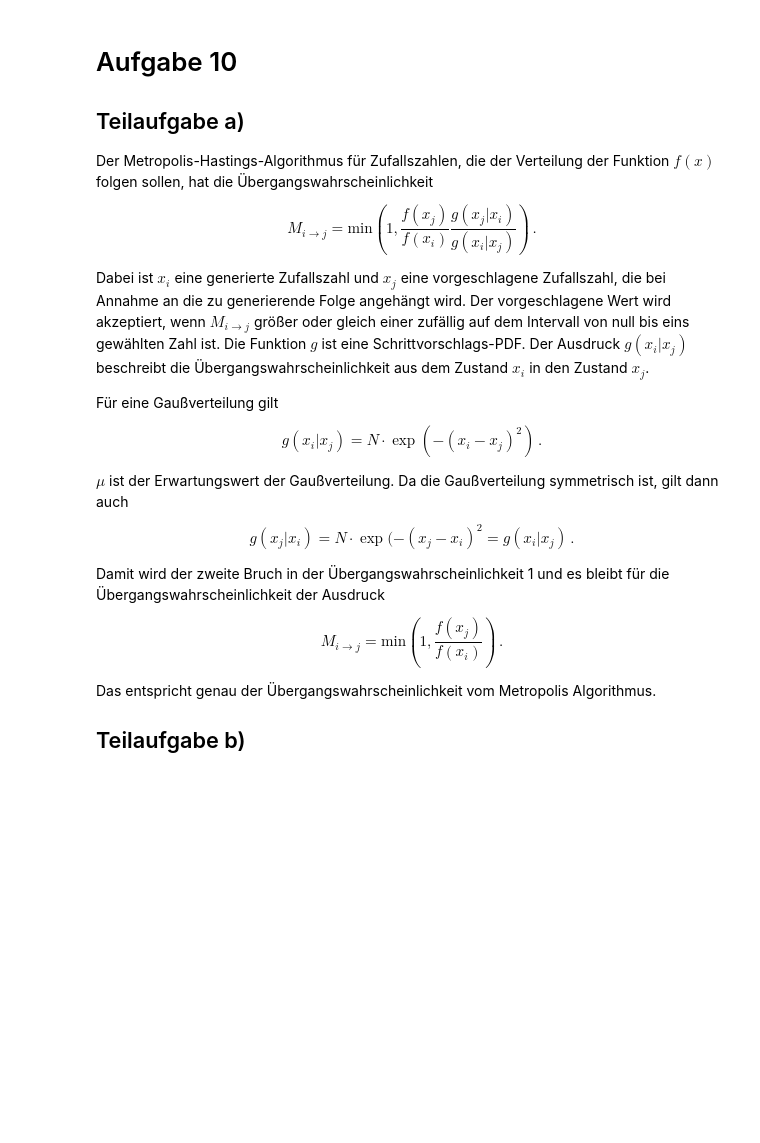
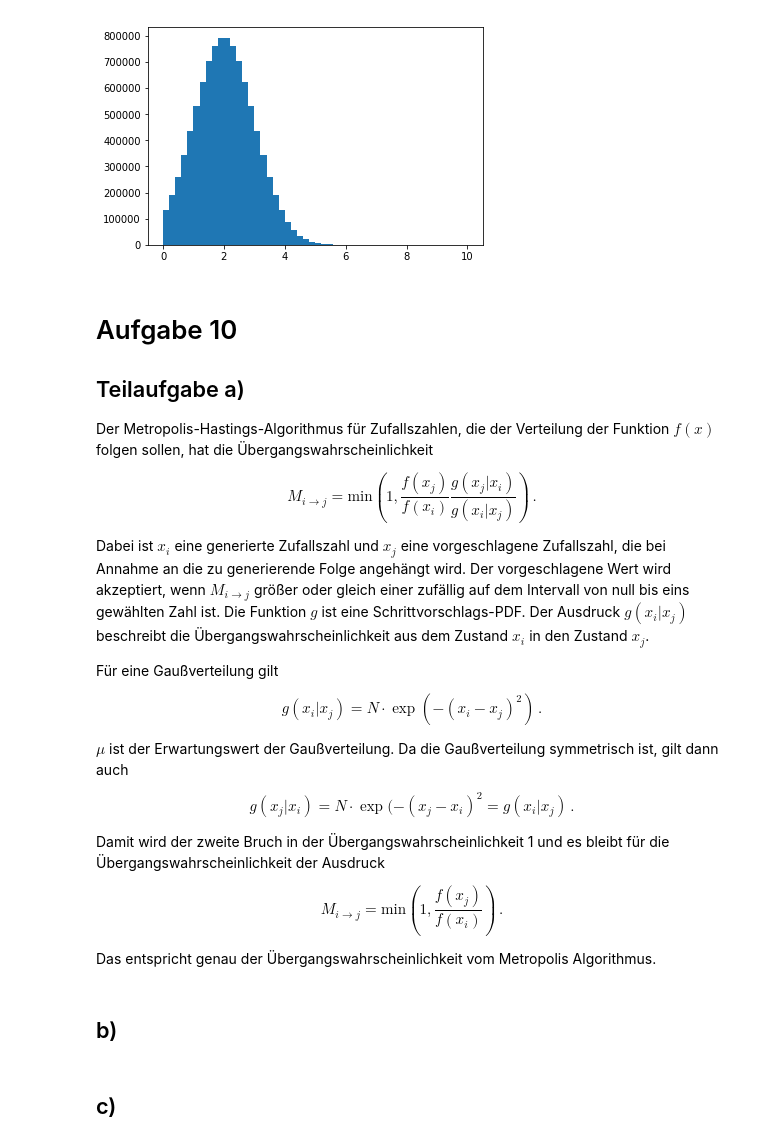
Before and after one commit to jpwgnr/SMD_Abgaben, a Jupyter notebook: Blatt4_Schubert_Herdieckerhoff_Overhoff/Blatt4.ipynb, the cells around one changed output. Saved outputs shown, nothing was run; the diff lists cells and outputs as text; code cells hidden in the pictures; blank space fills up the shorter version.

```diff
--- a/Blatt4_Schubert_Herdieckerhoff_Overhoff/Blatt4.ipynb
+++ b/Blatt4_Schubert_Herdieckerhoff_Overhoff/Blatt4.ipynb
@@ -0,0 +165,14 @@
+# %%
+hitslog = np.random.normal(2,1, 10**7)
+sigma = 3
+mean = 5
+rho = 0.5
+x, y = ort3(sigma, mean, rho, 10**7)
+
+Background = pd.DataFrame({
+    'NumberOfHits': 10**hitslog,
+    'x': x,
+    'y': y
+})
+Background.to_hdf('NeutrinoMC.hdf5', key='Background')
+Background.head()
@@ -1,3 +191,8 @@
+# %%
+plt.hist(hitslog, range=(0,10), bins=50)
+None
+# %% [output]
+[figure, added]
 # %% [markdown]
 # Aufgabe 10
 
@@ -22,5 +217,5 @@ Damit wird der zweite Bruch in der Übergangswahrscheinlichkeit 1 und es bleibt
 $$ M_{i\rightarrow j} = \text{min}\left(1, \frac{f\left(x_j\right)}{f\left(x_i\right)}\right)\,.$$
 
 Das entspricht genau der Übergangswahrscheinlichkeit vom Metropolis Algorithmus.
-
-## Teilaufgabe b)
+# %% [markdown]
+## b)
@@ -26,0 +235,2 @@ Das entspricht genau der Übergangswahrscheinlichkeit vom Metropolis Algorithmus
+# %% [markdown]
+## c)
```
Also changed, not shown: parts of 36 cells of this notebook.
